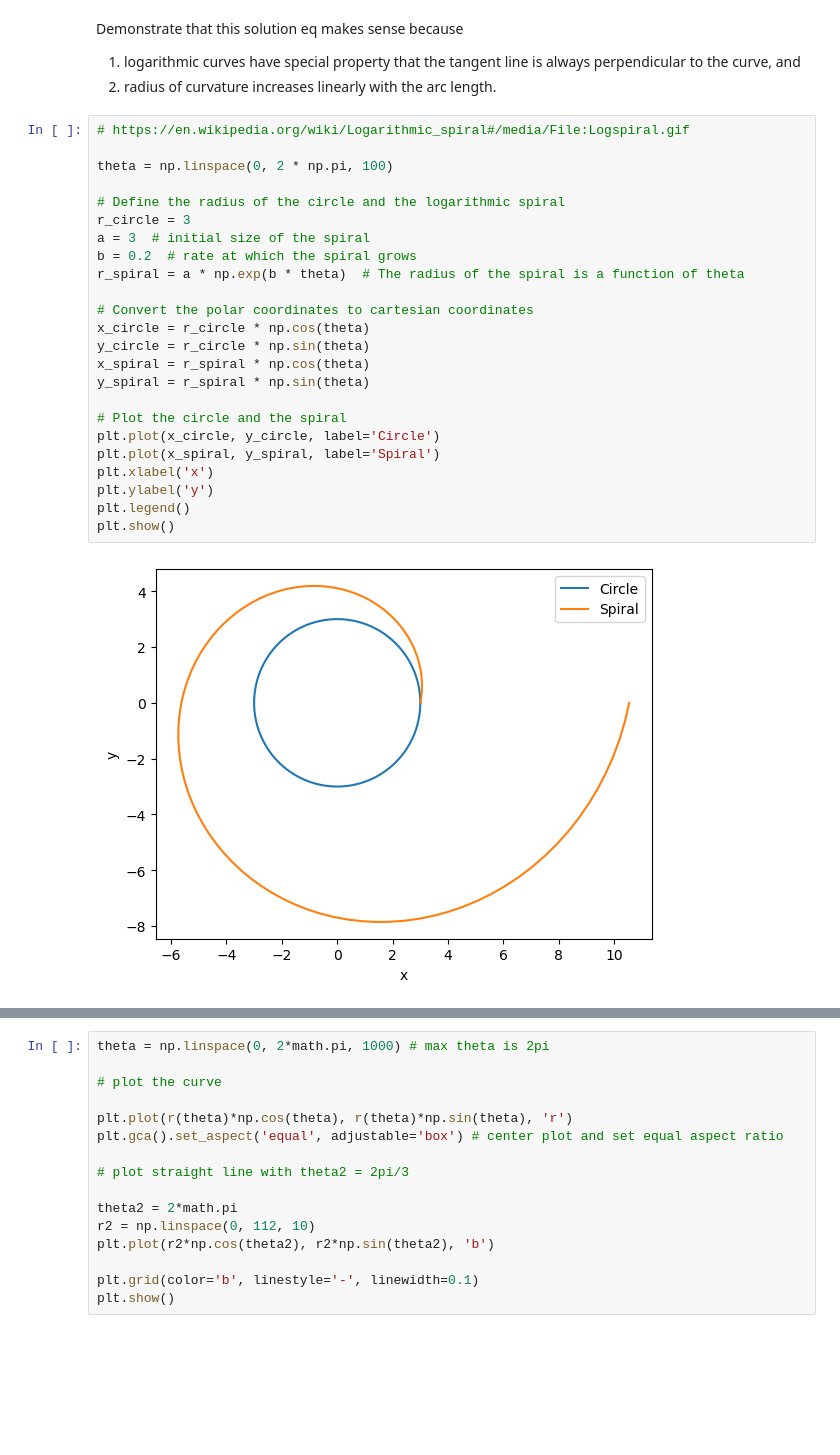
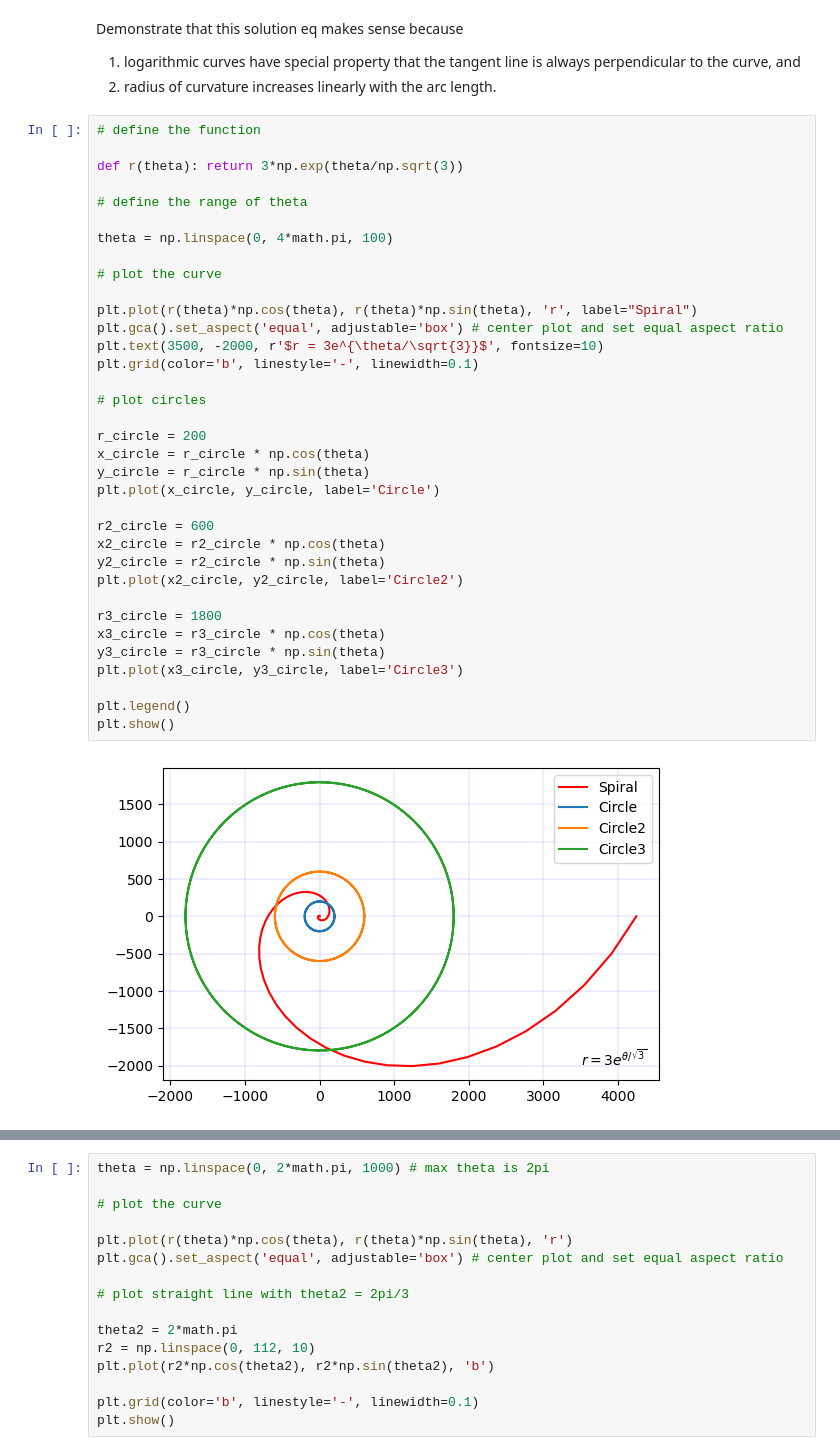
Before and after one commit to expofx/diffeq, a Jupyter notebook: diffeq.ipynb, the cells around one changed output, grey strips where cells are left out. Drawn from its saved outputs; the diff is of its cells as text; blank space fills up the shorter version.

```diff
--- a/diffeq.ipynb
+++ b/diffeq.ipynb
@@ -124,29 +125,40 @@ plt.show()
 Demonstrate that this solution eq makes sense because
 1) logarithmic curves have special property that the tangent line is always perpendicular to the curve, and
 2)  radius of curvature increases linearly with the arc length.
-# %%
-# https://en.wikipedia.org/wiki/Logarithmic_spiral#/media/File:Logspiral.gif
-
-theta = np.linspace(0, 2 * np.pi, 100)
-
-# Define the radius of the circle and the logarithmic spiral
-r_circle = 3
-a = 3  # initial size of the spiral
-b = 0.2  # rate at which the spiral grows
-r_spiral = a * np.exp(b * theta)  # The radius of the spiral is a function of theta
-
-# Convert the polar coordinates to cartesian coordinates
-x_circle = r_circle * np.cos(theta)
-y_circle = r_circle * np.sin(theta)
-x_spiral = r_spiral * np.cos(theta)
-y_spiral = r_spiral * np.sin(theta)
-
-# Plot the circle and the spiral
-plt.plot(x_circle, y_circle, label='Circle')
-plt.plot(x_spiral, y_spiral, label='Spiral')
-plt.xlabel('x')
-plt.ylabel('y')
-plt.legend()
-plt.show()
-# %% [output]
-[figure, removed]
+# %%
+# define the function
+
+def r(theta): return 3*np.exp(theta/np.sqrt(3))
+
+# define the range of theta
+
+theta = np.linspace(0, 4*math.pi, 100)
+
+# plot the curve
+
+plt.plot(r(theta)*np.cos(theta), r(theta)*np.sin(theta), 'r', label="Spiral")
+plt.gca().set_aspect('equal', adjustable='box') # center plot and set equal aspect ratio
+plt.text(3500, -2000, r'$r = 3e^{\theta/\sqrt{3}}$', fontsize=10)
+plt.grid(color='b', linestyle='-', linewidth=0.1)
+
+# plot circles
+
+r_circle = 200
+x_circle = r_circle * np.cos(theta)
+y_circle = r_circle * np.sin(theta)
+plt.plot(x_circle, y_circle, label='Circle')
+
+r2_circle = 600
+x2_circle = r2_circle * np.cos(theta)
+y2_circle = r2_circle * np.sin(theta)
+plt.plot(x2_circle, y2_circle, label='Circle2')
+
+r3_circle = 1800
+x3_circle = r3_circle * np.cos(theta)
+y3_circle = r3_circle * np.sin(theta)
+plt.plot(x3_circle, y3_circle, label='Circle3')
+
+plt.legend()
+plt.show()
+# %% [output]
+[figure, added]
```
Also changed, not shown: parts of 2 cells of this notebook.
